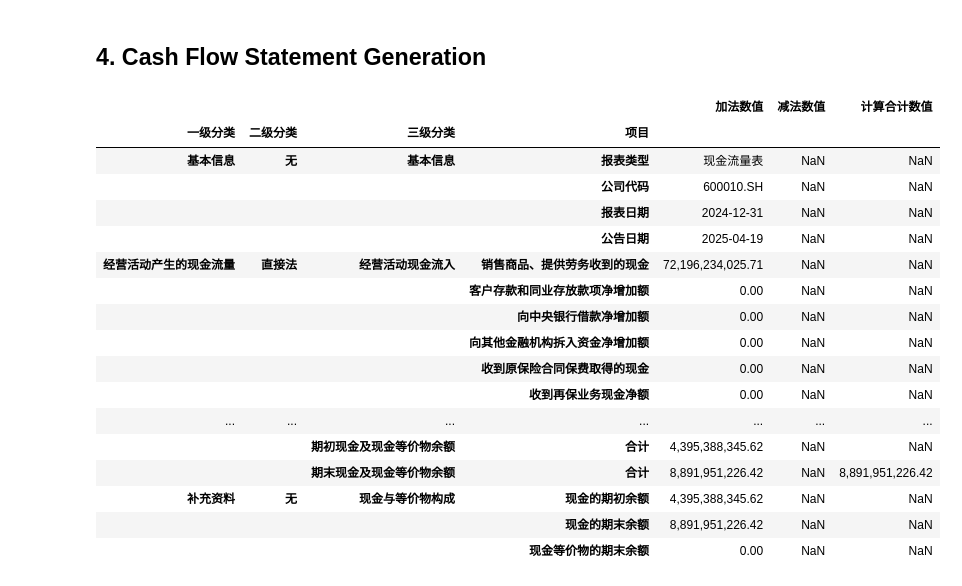
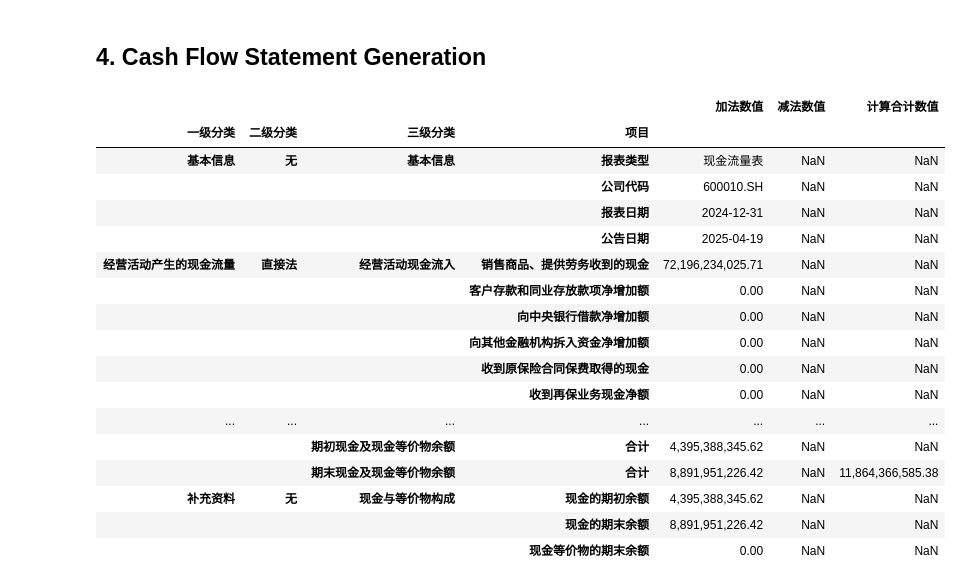
Before and after one commit to zhangfan9607243/BigQuant_Resources_Collection, a Jupyter notebook: BigQuant_Resources_Collection/Other_Resources/Import_FS/Import_CFS.ipynb, the cells around one changed output. Saved outputs shown, nothing was run; the diff lists cells and outputs as text; code cells hidden in the pictures.

```diff
--- a/BigQuant_Resources_Collection/Other_Resources/Import_FS/Import_CFS.ipynb
+++ b/BigQuant_Resources_Collection/Other_Resources/Import_FS/Import_CFS.ipynb
@@ -574,24 +538,24 @@ def get_df_cf_from_item_dict(item_dict_cf_4lv, df):
 
     return out
 # %%
-df_cf = get_df_cf_from_item_dict(item_dict, df)
+df_cf = get_df_cf_from_item_dict(item_dict_cf, df)
 df_cf
 # %% [output]
 |  |  |  |  | 加法数值 | 减法数值 | 计算合计数值 |
 | 一级分类 | 二级分类 | 三级分类 | 项目 |  |  |  |
 | 基本信息 | 无 | 基本信息 | 报表类型 | 现金流量表 | NaN | NaN |
 |  |  |  | 公司代码 | 600010.SH | NaN | NaN |
 |  |  |  | 报表日期 | 2024-12-31 | NaN | NaN |
 |  |  |  | 公告日期 | 2025-04-19 | NaN | NaN |
 | 经营活动产生的现金流量 | 直接法 | 经营活动现金流入 | 销售商品、提供劳务收到的现金 | 72,196,234,025.71 | NaN | NaN |
 |  |  |  | 客户存款和同业存放款项净增加额 | 0.00 | NaN | NaN |
 |  |  |  | 向中央银行借款净增加额 | 0.00 | NaN | NaN |
 |  |  |  | 向其他金融机构拆入资金净增加额 | 0.00 | NaN | NaN |
 |  |  |  | 收到原保险合同保费取得的现金 | 0.00 | NaN | NaN |
 |  |  |  | 收到再保业务现金净额 | 0.00 | NaN | NaN |
 | ... | ... | ... | ... | ... | ... | ... |
 |  |  | 期初现金及现金等价物余额 | 合计 | 4,395,388,345.62 | NaN | NaN |
-|  |  | 期末现金及现金等价物余额 | 合计 | 8,891,951,226.42 | NaN | 8,891,951,226.42 |
+|  |  | 期末现金及现金等价物余额 | 合计 | 8,891,951,226.42 | NaN | 11,864,366,585.38 |
 | 补充资料 | 无 | 现金与等价物构成 | 现金的期初余额 | 4,395,388,345.62 | NaN | NaN |
 |  |  |  | 现金的期末余额 | 8,891,951,226.42 | NaN | NaN |
 |  |  |  | 现金等价物的期末余额 | 0.00 | NaN | NaN |
```
Also changed, not shown: parts of 4 cells of this notebook.
